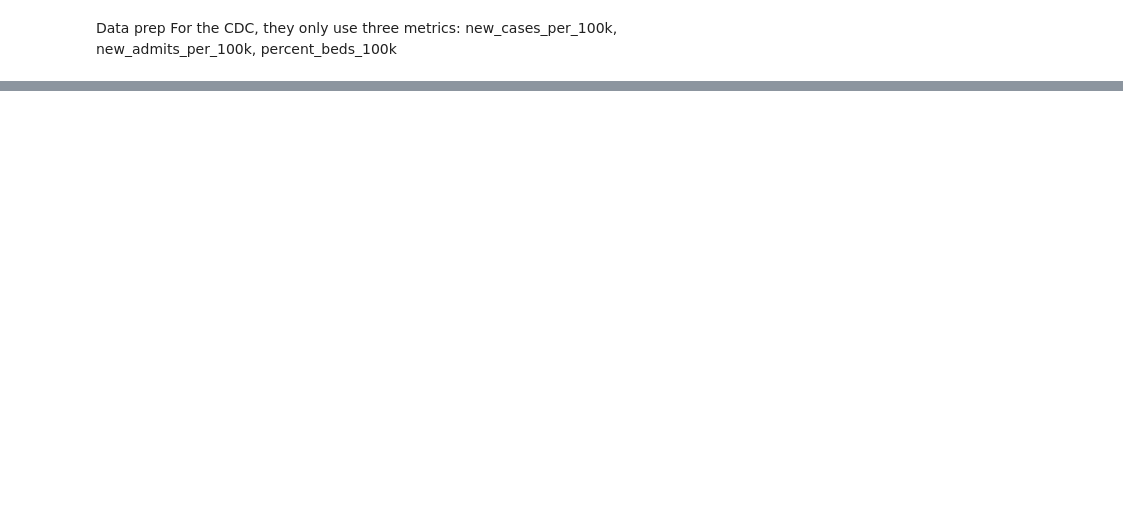
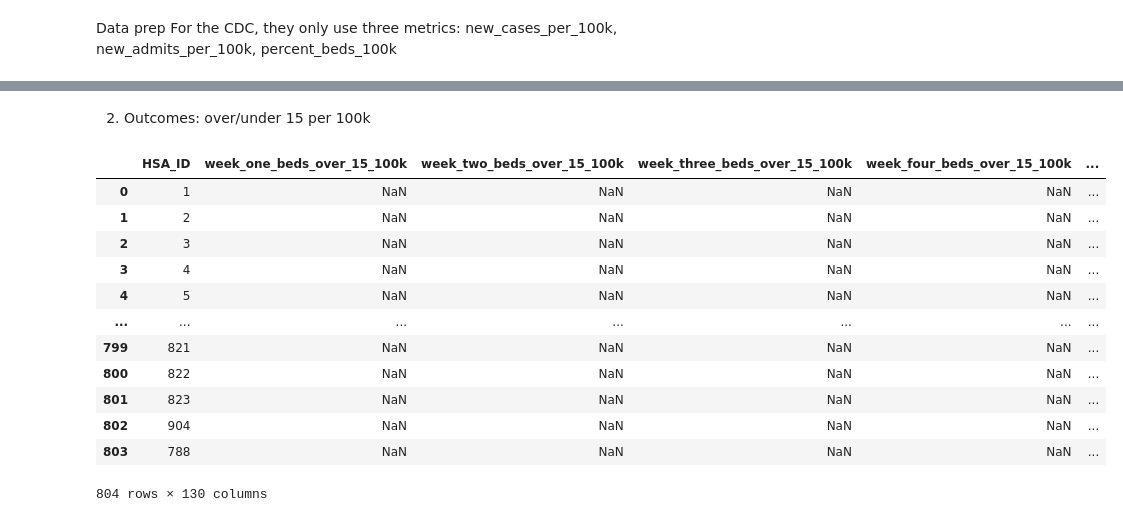
Before and after one commit to RachelMurray-Watson/COVID_forecasting, a Jupyter notebook: CDC_comparison.ipynb, the cells around one changed output, grey strips where cells are left out. Saved outputs shown, nothing was run; the diff lists cells and outputs as text; code cells hidden in the pictures; blank space fills up the shorter version.

```diff
--- a/CDC_comparison.ipynb
+++ b/CDC_comparison.ipynb
@@ -252,6 +234,6 @@ def determine_covid_outcome(new_cases_per_100k, new_admits_per_100k, percent_bed
 # %%
 # Assuming you have a list called 'categories_for_subsetting' that contains the categories you want to subset
-all_HSA_ID_weekly_data = pd.DataFrame(index=data_by_HSA_cases_admits_perc['week'])
+CDC_predictions = pd.DataFrame(index=data_by_HSA_cases_admits_perc['week'])
 
 for HSA in data_by_HSA['HSA_ID'].unique():
     matching_indices = [i for i, HSA_col in enumerate(data_by_HSA_cases_admits_perc.columns) if HSA_col == HSA]
@@ -261,6 +243,6 @@ for HSA in data_by_HSA['HSA_ID'].unique():
         for idx, row in data_by_HSA_cases_admits_perc.iterrows():
             # Pass each column from 'columns_to_subset' into the 'determine_covid_outcome' function
             outcome = determine_covid_outcome(row[columns_to_subset[0]], row[columns_to_subset[1]], row[columns_to_subset[2]])
-            all_HSA_ID_weekly_data.loc[idx, f'{HSA}_outcome'] = outcome
+            CDC_predictions.loc[idx, f'{HSA}_outcome'] = outcome
     except Exception as e:
         print(f"Error occurred for HSA {HSA}: {e}")
@@ -287,0 +418,55 @@ actual_hospital_capacity
+# %% [markdown]
+2. Outcomes: over/under 15 per 100k
+# %%
+data_by_HSA_over_15_100k = data_by_HSA[['HSA_ID', 'week', 'beds_over_15_100k']]
+data_by_HSA_over_15_100k = data_by_HSA_over_15_100k.pivot_table(index= 'week', columns='HSA_ID', values='beds_over_15_100k')
+
+old_column_names = data_by_HSA_over_15_100k.columns
+new_column_names = [str(col) + '_beds_over_15_100k' for col in old_column_names]
+new_column_names = dict(zip(old_column_names, new_column_names))
+data_by_HSA_over_15_100k.rename(columns=new_column_names, inplace=True)
+data_by_HSA_over_15_100k = data_by_HSA_over_15_100k.reset_index()
+column_names = ['HSA_ID']
+categories_for_subsetting = ['beds_over_15_100k']
+
+for week in range(1, len(data_by_HSA_over_15_100k) + 1):
+    week = num2words(week)
+    for category in categories_for_subsetting:
+        column_name = f'week_{week}_{category}'
+        column_names.append(column_name)
+
+all_HSA_ID_weekly_data = pd.DataFrame(index=range(len(data_by_HSA['HSA_ID'].unique())), columns=column_names)
+
+x = 0
+
+categories_for_subsetting = ['beds_over_15_100k']
+for HSA in data_by_HSA['HSA_ID'].unique():
+    matching_indices = [i for i, HSA_col in enumerate(data_by_HSA_over_15_100k) if HSA_col == HSA]
+    all_HSA_ID_weekly_data.loc[x, 'HSA_ID'] = HSA
+    columns_to_subset =  tuple([f'{HSA}_{category}' for category in categories_for_subsetting])
+    #columns_to_subset =  [f'{HSA}_{category}' for category in categories_for_subsetting]
+
+    j = 1
+    try:
+        for row in range(len(data_by_HSA_over_15_100k.loc[:, columns_to_subset])):
+            all_HSA_ID_weekly_data.iloc[x, j:j + len(categories_for_subsetting)] = data_by_HSA_over_15_100k.loc[row,columns_to_subset]
+            j += 1
+    except:
+        pass
+    x += 1
+# %%
+all_HSA_ID_weekly_data
+# %% [output]
+|  | HSA_ID | week_one_beds_over_15_100k | week_two_beds_over_15_100k | week_three_beds_over_15_100k | week_four_beds_over_15_100k | ... |
+| 0 | 1 | NaN | NaN | NaN | NaN | ... |
+| 1 | 2 | NaN | NaN | NaN | NaN | ... |
+| 2 | 3 | NaN | NaN | NaN | NaN | ... |
+| 3 | 4 | NaN | NaN | NaN | NaN | ... |
+| 4 | 5 | NaN | NaN | NaN | NaN | ... |
+| ... | ... | ... | ... | ... | ... | ... |
+| 799 | 821 | NaN | NaN | NaN | NaN | ... |
+| 800 | 822 | NaN | NaN | NaN | NaN | ... |
+| 801 | 823 | NaN | NaN | NaN | NaN | ... |
+| 802 | 904 | NaN | NaN | NaN | NaN | ... |
+| 803 | 788 | NaN | NaN | NaN | NaN | ... |
+804 rows × 130 columns
```
Also changed, not shown: parts of 16 cells of this notebook, 1 other file.
